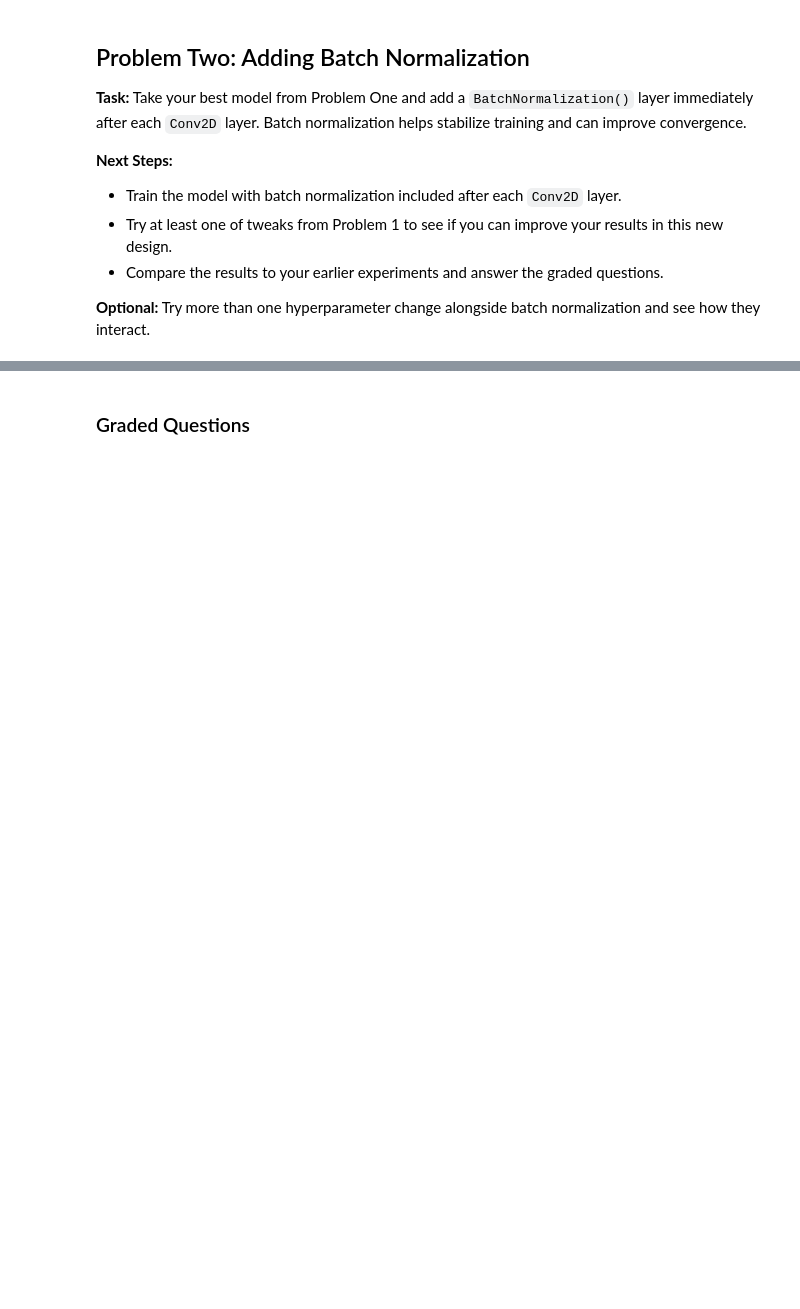
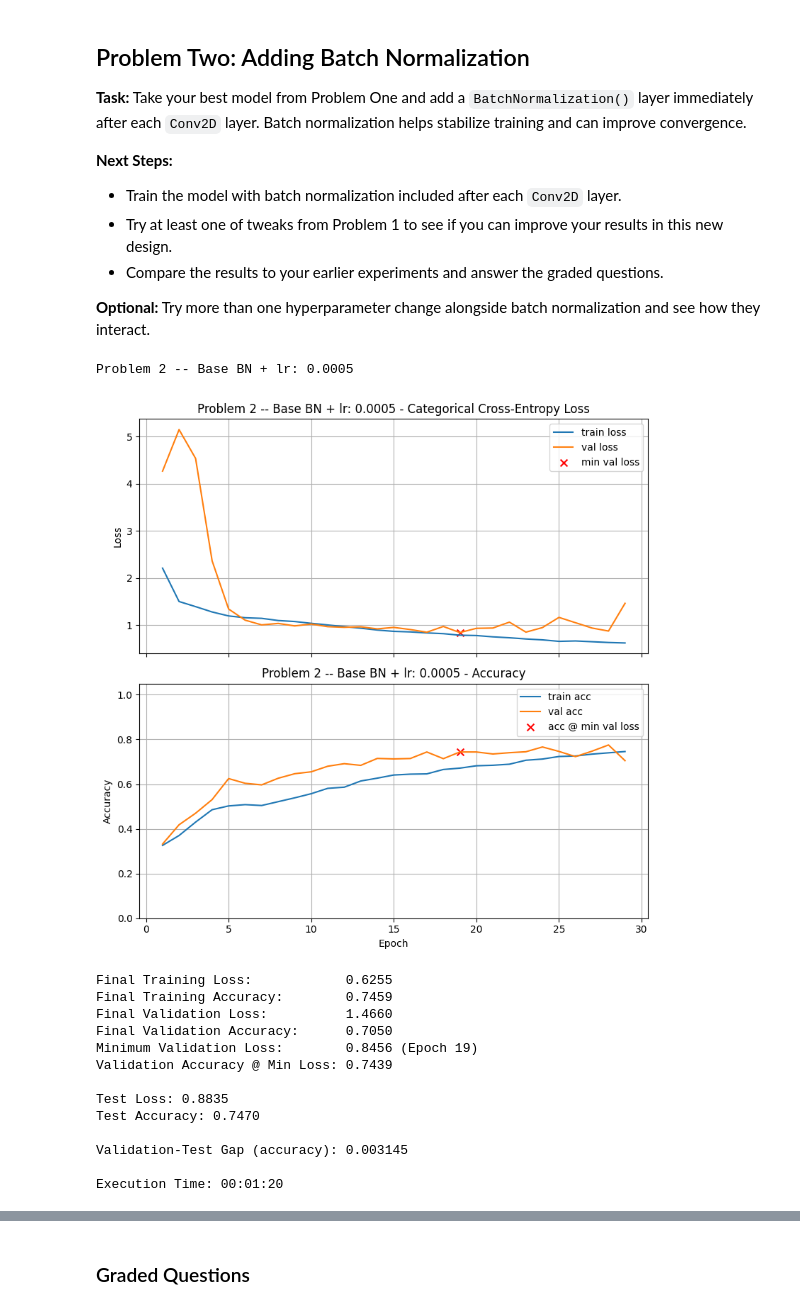
Before and after one commit to aydanmufti/Module-7-Assignments, a Jupyter notebook: Homework_04.ipynb, the cells around one changed output, grey strips where cells are left out. Cells and saved outputs as stored; diff of their text form; code cells hidden in the pictures; blank space fills up the shorter version.

```diff
--- a/Homework_04.ipynb
+++ b/Homework_04.ipynb
@@ -404,0 +526,39 @@ Try more than one hyperparameter change alongside batch normalization and see ho
+# %%
+# Your code here, add additional cells if you wish
+# Problem 2 - Base: Best from Problem 1 + Batch Normalization
+he = initializers.HeNormal()
+
+model_bn_base = models.Sequential([
+    Input(shape=X_train.shape[1:]),
+
+    Conv2D(32, (3,3), activation="relu", kernel_initializer=he, padding="same"),
+    BatchNormalization(),
+    MaxPooling2D(2),
+
+    Conv2D(64, (3,3), activation="relu", kernel_initializer=he, padding="same"),
+    BatchNormalization(),
+    MaxPooling2D(2),
+
+    Flatten(),
+    Dense(64, activation="relu", kernel_initializer=he),
+    Dropout(0.5),
+    Dense(num_classes, activation="softmax")
+])
+
+train_and_test(model_bn_base, lr_schedule=0.0005, title="Problem 2 -- Base BN + lr: 0.0005")
+# %% [output]
+Problem 2 -- Base BN + lr: 0.0005
+[figure, added]
+Final Training Loss:            0.6255
+Final Training Accuracy:        0.7459
+Final Validation Loss:          1.4660
+Final Validation Accuracy:      0.7050
+Minimum Validation Loss:        0.8456 (Epoch 19)
+Validation Accuracy @ Min Loss: 0.7439
+
+Test Loss: 0.8835
+Test Accuracy: 0.7470
+
+Validation-Test Gap (accuracy): 0.003145
+
+Execution Time: 00:01:20
```
Also changed, not shown: parts of 28 cells of this notebook.
